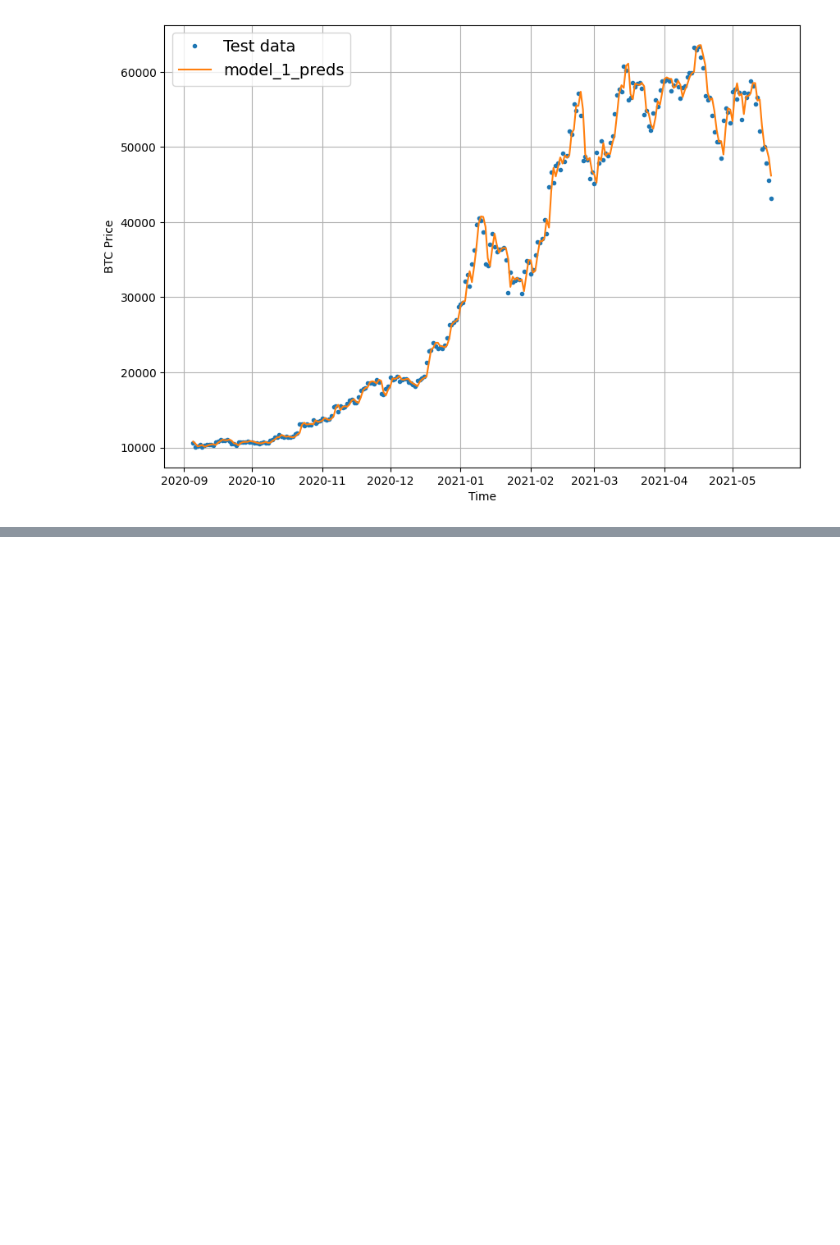
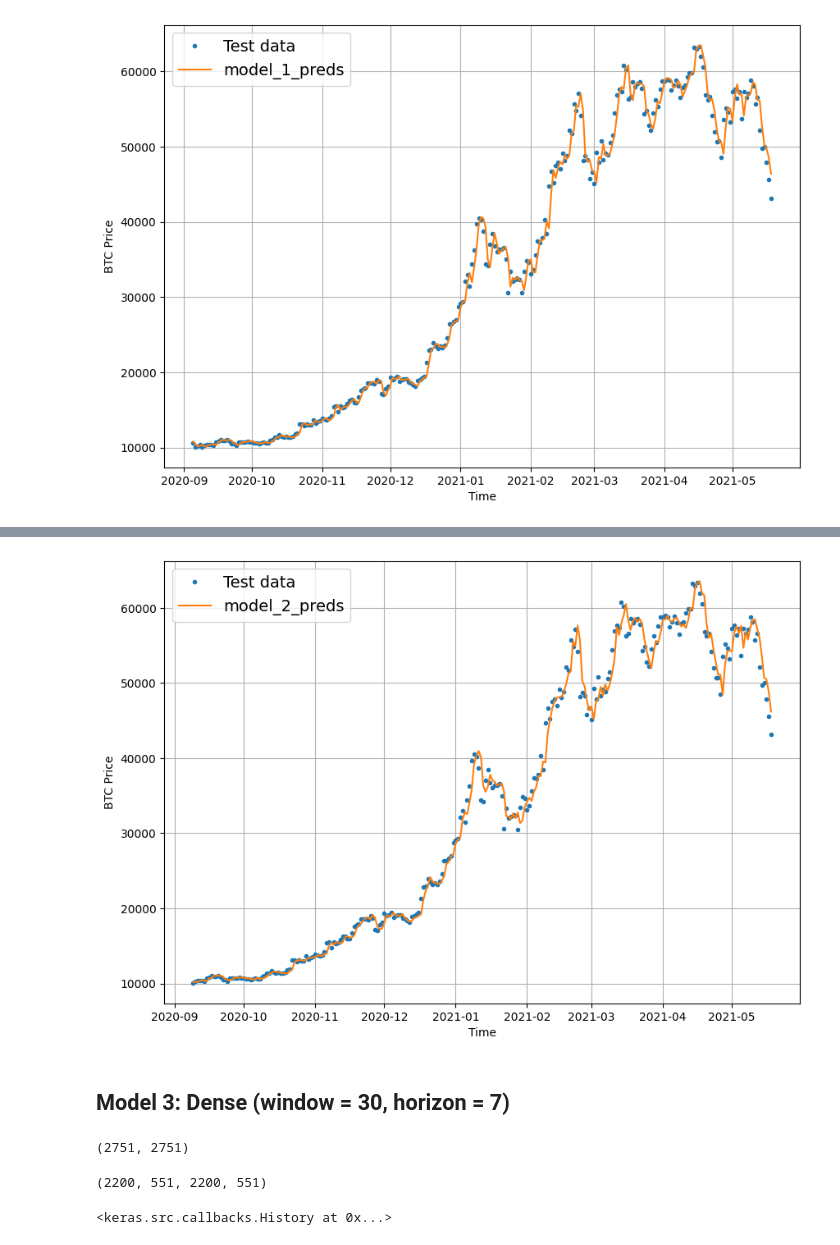
Before and after one commit to miller00315/ia_studies, a Jupyter notebook: time_series_forecasting_with_tensor_flow.ipynb, the cells around one changed output, grey strips where cells are left out. Drawn from its saved outputs; the diff is of its cells as text; code cells hidden in the pictures; blank space fills up the shorter version.

```diff
--- a/time_series_forecasting_with_tensor_flow.ipynb
+++ b/time_series_forecasting_with_tensor_flow.ipynb
@@ -778,0 +790,5 @@ plot_time_series(timesteps=X_test[-len(test_windows):], values=model_1_preds, st
+# %%
+
+# Make windowed data with appropriate horizon and window sizes
+full_windows, full_labels = make_windows(prices, window_size=WINDOW_SIZE, horizon=HORIZON)
+len(full_windows), len(full_labels)
@@ -778,0 +797,5 @@ plot_time_series(timesteps=X_test[-len(test_windows):], values=model_1_preds, st
+# %%
+
+# Make train and testing windows
+train_windows, test_windows, train_labels, test_labels = make_train_test_splits(windows=full_windows, labels=full_labels)
+len(train_windows), len(test_windows), len(train_labels), len(test_labels)
@@ -778,0 +847,3 @@ plot_time_series(timesteps=X_test[-len(test_windows):], values=model_1_preds, st
+# %%
+loaded_model_2 = tf.keras.models.load_model("model_experiments/model_2_dense")
+loaded_model_2.evaluate(test_windows, test_labels)
@@ -778,0 +864,3 @@ plot_time_series(timesteps=X_test[-len(test_windows):], values=model_1_preds, st
+# %%
+model_2_preds = make_preds(loaded_model_2, test_windows)
+model_2_preds[:10]
@@ -778,0 +872,10 @@ plot_time_series(timesteps=X_test[-len(test_windows):], values=model_1_preds, st
+# %%
+offset = 300
+plt.figure(figsize=(10, 7))
+
+plot_time_series(timesteps=X_test[-len(test_windows):], values=test_labels[:, 0], start=offset, label="Test data")
+plot_time_series(timesteps=X_test[-len(test_windows):], values=model_2_preds, start=offset, format="-", label="model_2_preds")
+# %% [output]
+[figure, added]
+# %% [markdown]
+## Model 3: Dense (window = 30, horizon = 7)
@@ -778,0 +885,30 @@ plot_time_series(timesteps=X_test[-len(test_windows):], values=model_1_preds, st
+# %%
+full_windows, full_labels = make_windows(prices, window_size=WINDOW_SIZE, horizon=HORIZON)
+len(full_windows), len(full_labels)
+# %% [output]
+(2751, 2751)
+# %%
+train_windows, test_windows, train_labels, test_labels = make_train_test_splits(windows=full_windows, labels=full_labels)
+len(train_windows), len(test_windows), len(train_labels), len(test_labels)
+# %% [output]
+(2200, 551, 2200, 551)
+# %%
+tf.random.set_seed(42)
+
+model_3 = tf.keras.Sequential([
+  layers.Dense(128, activation="relu"),
+  layers.Dense(HORIZON)
+], name="model_3_dense")
+
+model_3.compile(loss="mae",
+                optimizer=tf.keras.optimizers.Adam())
+
+model_3.fit(train_windows,
+            train_labels,
+            epochs=100,
+            batch_size=128,
+            verbose=0,
+            validation_data=(test_windows, test_labels),
+            callbacks=[create_model_checkpoint(model_name=model_3.name)])
+# %% [output]
+<keras.src.callbacks.History at 0x...>
```
Also changed, not shown: parts of 45 cells of this notebook.
